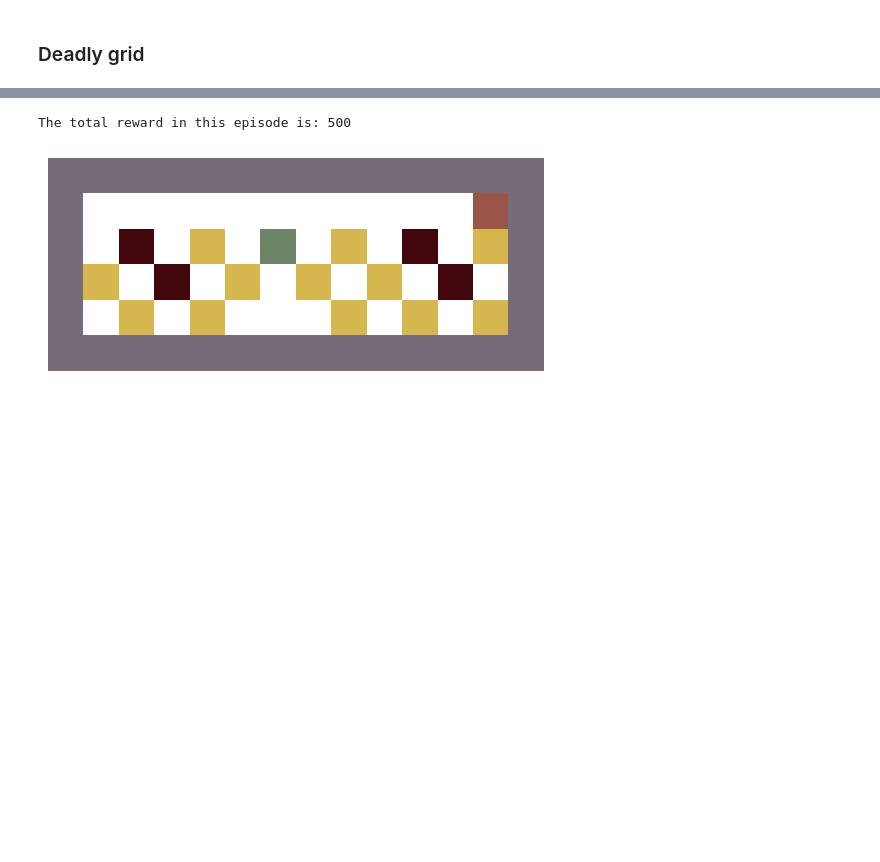
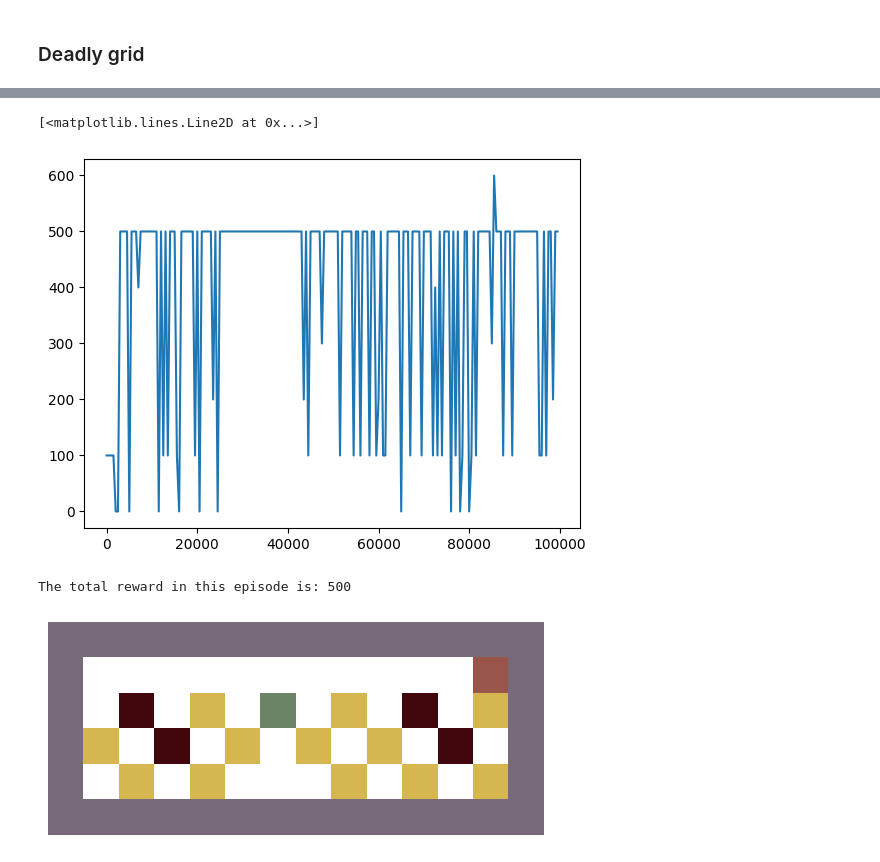
Before and after one commit to ahmedtarek-/Deep-Q-Learning, a Jupyter notebook: deep_q_learning_arina.ipynb, the cells around one changed output, grey strips where cells are left out. Saved outputs shown, nothing was run; the diff lists cells and outputs as text; code cells hidden in the pictures; blank space fills up the shorter version.

```diff
--- a/deep_q_learning_arina.ipynb
+++ b/deep_q_learning_arina.ipynb
@@ -376,11 +557,16 @@ loss_func = nn.MSELoss()
 optimizer = torch.optim.Adam(model.parameters(), lr=lr)
 
 #print(model.layers[2].weight)
-the_loop(model, env_grid, loss_func, num_update_steps = 100000, num_episodes = 100)
+rew_inter_arr, discounted_rew_arr = the_loop(model, env_grid, loss_func, num_update_steps = 100000, num_episodes = 100, eval_steps = 20)
 #print(model.layers[2].weight)
 
 # Save the model weights
 torch.save(model.state_dict(), "models/vanilla_2d_track.pt")
+# %%
+plt.plot(np.arange(0, 100000, 500), rew_inter_arr)
+# %% [output]
+[<matplotlib.lines.Line2D at 0x...>]
+[figure, added]
 # %%
 m_grid = load_model_env(env_grid, "models/vanilla_2d_track.pt")
 run_trained_model_visual(env_grid, m_grid)
```
Also changed, not shown: parts of 16 cells of this notebook.
